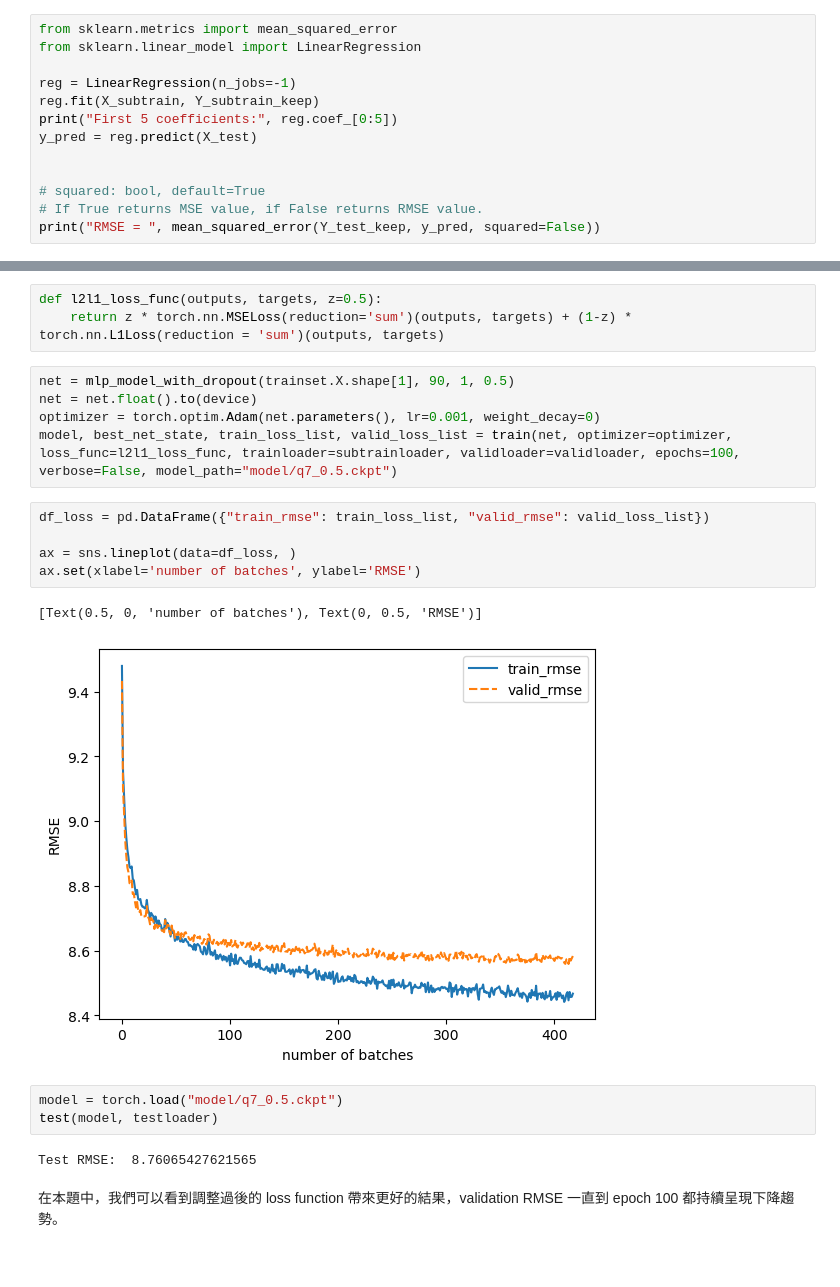
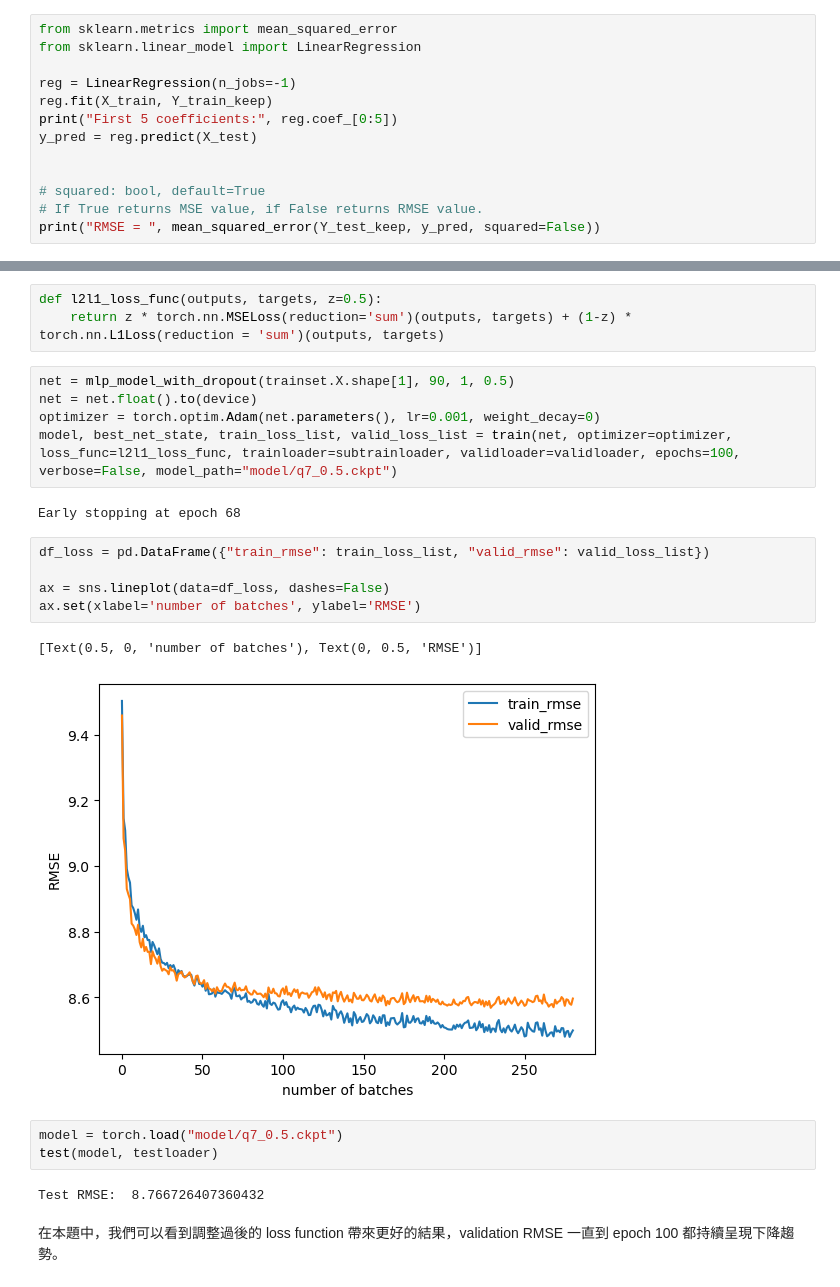
Before and after one commit to gary1030/IM5056-Statistical-and-Deep-Learning, a Jupyter notebook: HW4/b08705012_HW4.ipynb, the cells around one changed output, grey strips where cells are left out. Drawn from its saved outputs; the diff is of its cells as text.

```diff
--- a/HW4/b08705012_HW4.ipynb
+++ b/HW4/b08705012_HW4.ipynb
@@ -69,7 +69,7 @@ from sklearn.metrics import mean_squared_error
 from sklearn.linear_model import LinearRegression
 
 reg = LinearRegression(n_jobs=-1)
-reg.fit(X_subtrain, Y_subtrain_keep)
+reg.fit(X_train, Y_train_keep)
 print("First 5 coefficients:", reg.coef_[0:5])
 y_pred = reg.predict(X_test)
 
@@ -532,19 +538,21 @@ net = mlp_model_with_dropout(trainset.X.shape[1], 90, 1, 0.5)
 net = net.float().to(device)
 optimizer = torch.optim.Adam(net.parameters(), lr=0.001, weight_decay=0)
 model, best_net_state, train_loss_list, valid_loss_list = train(net, optimizer=optimizer, loss_func=l2l1_loss_func, trainloader=subtrainloader, validloader=validloader, epochs=100, verbose=False, model_path="model/q7_0.5.ckpt")
+# %% [output]
+Early stopping at epoch 68
 # %%
 df_loss = pd.DataFrame({"train_rmse": train_loss_list, "valid_rmse": valid_loss_list})
 
-ax = sns.lineplot(data=df_loss, )
+ax = sns.lineplot(data=df_loss, dashes=False)
 ax.set(xlabel='number of batches', ylabel='RMSE')
 # %% [output]
 [Text(0.5, 0, 'number of batches'), Text(0, 0.5, 'RMSE')]
-[figure, old version]
+[figure, new version]
 # %%
 model = torch.load("model/q7_0.5.ckpt")
 test(model, testloader)
 # %% [output]
-Test RMSE:  8.76065427621565
+Test RMSE:  8.766726407360432
 # %% [markdown]
 在本題中，我們可以看到調整過後的 loss function 帶來更好的結果，validation RMSE 一直到 epoch 100 都持續呈現下降趨勢。
 # %%
```
Also changed, not shown: parts of 11 cells of this notebook, 4 other files.
